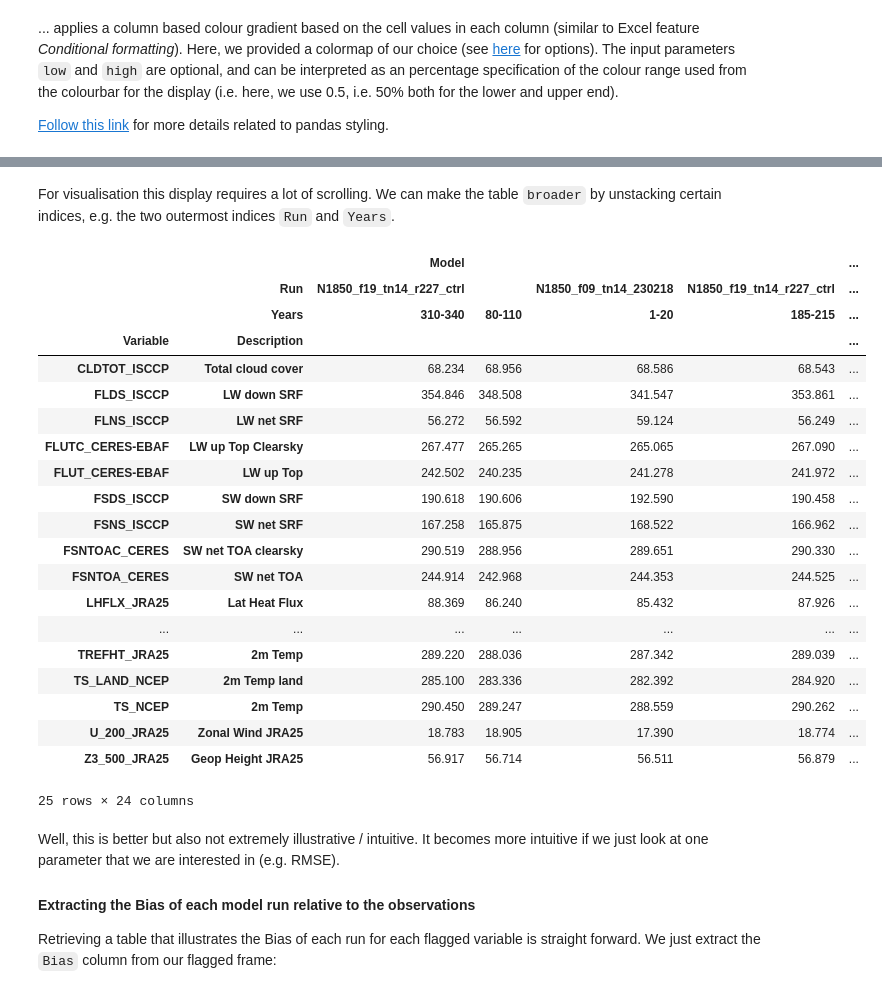
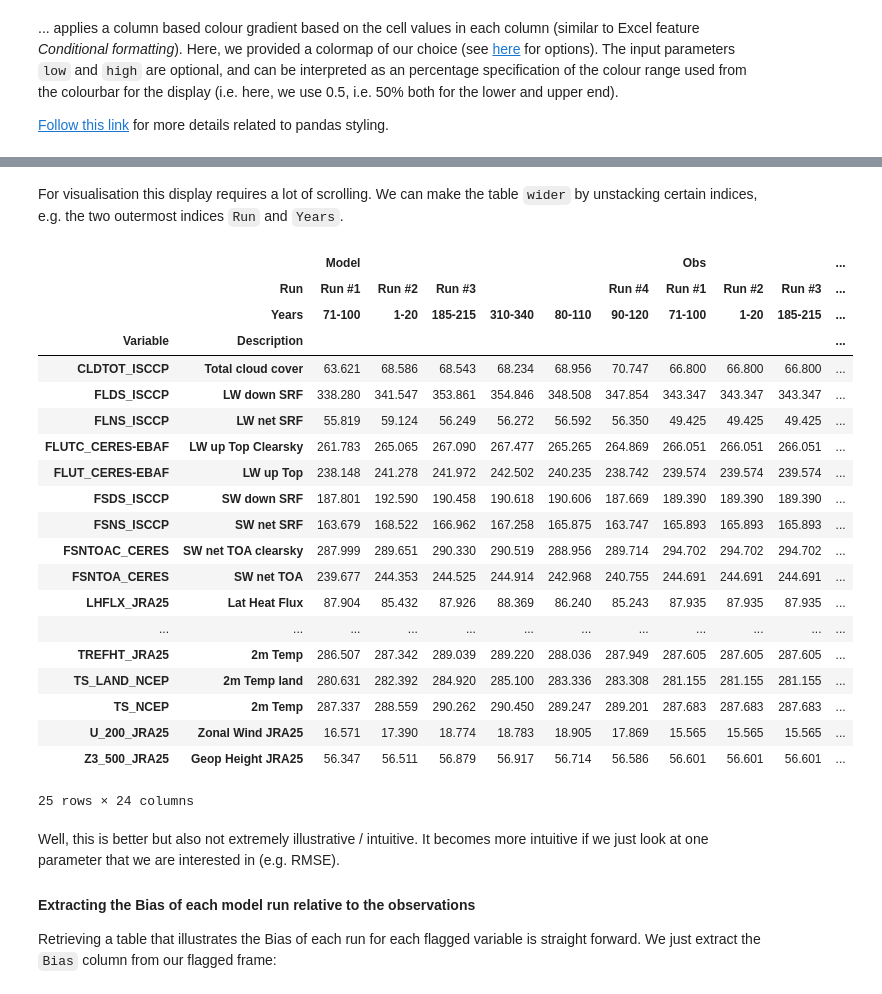
Before and after one commit to jgliss/my_notebooks, a Jupyter notebook: notebooks/read_ascii_cams_diag.ipynb, the cells around one changed output, grey strips where cells are left out. Saved outputs shown, nothing was run; the diff lists cells and outputs as text; code cells hidden in the pictures.

```diff
--- a/notebooks/read_ascii_cams_diag.ipynb
+++ b/notebooks/read_ascii_cams_diag.ipynb
@@ -67,7 +67,7 @@ var_info_dict
 # %% [markdown]
 ### Search and load ASCII files (either using .asc or .webarchive file type)
 # %%
-files = glob(data_dir + "*.webarchive")
+files = sorted(glob(data_dir + "*.webarchive"))
 
 for file in files:
     print(file)
@@ -275,0 +269,3 @@ merged
+# %%
+merged = read_and_merge_all(file_list=files, var_info_dict=var_info_dict, replace_runid_prefix="Run #")
+merged
@@ -303,29 +369,29 @@ flagged
 # %% [markdown]
-For visualisation this display requires a lot of scrolling. We can make the table `broader` by unstacking certain indices, e.g. the two outermost indices `Run` and `Years`.
+For visualisation this display requires a lot of scrolling. We can make the table `wider` by unstacking certain indices, e.g. the two outermost indices `Run` and `Years`.
 # %%
-flagged_unstacked = flagged.unstack(level=(0,1))
+flagged_unstacked = flagged.unstack(["Run", "Years"])
 flagged_unstacked
 # %% [output]
-|  |  | Model |  |  |  | ... |
-|  | Run | N1850_f19_tn14_r227_ctrl |  | N1850_f09_tn14_230218 | N1850_f19_tn14_r227_ctrl | ... |
-|  | Years | 310-340 | 80-110 | 1-20 | 185-215 | ... |
-| Variable | Description |  |  |  |  | ... |
-| CLDTOT_ISCCP | Total cloud cover | 68.234 | 68.956 | 68.586 | 68.543 | ... |
-| FLDS_ISCCP | LW down SRF | 354.846 | 348.508 | 341.547 | 353.861 | ... |
-| FLNS_ISCCP | LW net SRF | 56.272 | 56.592 | 59.124 | 56.249 | ... |
-| FLUTC_CERES-EBAF | LW up Top Clearsky | 267.477 | 265.265 | 265.065 | 267.090 | ... |
-| FLUT_CERES-EBAF | LW up Top | 242.502 | 240.235 | 241.278 | 241.972 | ... |
-| FSDS_ISCCP | SW down SRF | 190.618 | 190.606 | 192.590 | 190.458 | ... |
-| FSNS_ISCCP | SW net SRF | 167.258 | 165.875 | 168.522 | 166.962 | ... |
-| FSNTOAC_CERES | SW net TOA clearsky | 290.519 | 288.956 | 289.651 | 290.330 | ... |
-| FSNTOA_CERES | SW net TOA | 244.914 | 242.968 | 244.353 | 244.525 | ... |
-| LHFLX_JRA25 | Lat Heat Flux | 88.369 | 86.240 | 85.432 | 87.926 | ... |
-| ... | ... | ... | ... | ... | ... | ... |
-| TREFHT_JRA25 | 2m Temp | 289.220 | 288.036 | 287.342 | 289.039 | ... |
-| TS_LAND_NCEP | 2m Temp land | 285.100 | 283.336 | 282.392 | 284.920 | ... |
-| TS_NCEP | 2m Temp | 290.450 | 289.247 | 288.559 | 290.262 | ... |
-| U_200_JRA25 | Zonal Wind JRA25 | 18.783 | 18.905 | 17.390 | 18.774 | ... |
-| Z3_500_JRA25 | Geop Height JRA25 | 56.917 | 56.714 | 56.511 | 56.879 | ... |
+|  |  | Model |  |  |  |  |  | Obs |  |  | ... |
+|  | Run | Run #1 | Run #2 | Run #3 |  |  | Run #4 | Run #1 | Run #2 | Run #3 | ... |
+|  | Years | 71-100 | 1-20 | 185-215 | 310-340 | 80-110 | 90-120 | 71-100 | 1-20 | 185-215 | ... |
+| Variable | Description |  |  |  |  |  |  |  |  |  | ... |
+| CLDTOT_ISCCP | Total cloud cover | 63.621 | 68.586 | 68.543 | 68.234 | 68.956 | 70.747 | 66.800 | 66.800 | 66.800 | ... |
+| FLDS_ISCCP | LW down SRF | 338.280 | 341.547 | 353.861 | 354.846 | 348.508 | 347.854 | 343.347 | 343.347 | 343.347 | ... |
+| FLNS_ISCCP | LW net SRF | 55.819 | 59.124 | 56.249 | 56.272 | 56.592 | 56.350 | 49.425 | 49.425 | 49.425 | ... |
+| FLUTC_CERES-EBAF | LW up Top Clearsky | 261.783 | 265.065 | 267.090 | 267.477 | 265.265 | 264.869 | 266.051 | 266.051 | 266.051 | ... |
+| FLUT_CERES-EBAF | LW up Top | 238.148 | 241.278 | 241.972 | 242.502 | 240.235 | 238.742 | 239.574 | 239.574 | 239.574 | ... |
+| FSDS_ISCCP | SW down SRF | 187.801 | 192.590 | 190.458 | 190.618 | 190.606 | 187.669 | 189.390 | 189.390 | 189.390 | ... |
+| FSNS_ISCCP | SW net SRF | 163.679 | 168.522 | 166.962 | 167.258 | 165.875 | 163.747 | 165.893 | 165.893 | 165.893 | ... |
+| FSNTOAC_CERES | SW net TOA clearsky | 287.999 | 289.651 | 290.330 | 290.519 | 288.956 | 289.714 | 294.702 | 294.702 | 294.702 | ... |
+| FSNTOA_CERES | SW net TOA | 239.677 | 244.353 | 244.525 | 244.914 | 242.968 | 240.755 | 244.691 | 244.691 | 244.691 | ... |
+| LHFLX_JRA25 | Lat Heat Flux | 87.904 | 85.432 | 87.926 | 88.369 | 86.240 | 85.243 | 87.935 | 87.935 | 87.935 | ... |
+| ... | ... | ... | ... | ... | ... | ... | ... | ... | ... | ... | ... |
+| TREFHT_JRA25 | 2m Temp | 286.507 | 287.342 | 289.039 | 289.220 | 288.036 | 287.949 | 287.605 | 287.605 | 287.605 | ... |
+| TS_LAND_NCEP | 2m Temp land | 280.631 | 282.392 | 284.920 | 285.100 | 283.336 | 283.308 | 281.155 | 281.155 | 281.155 | ... |
+| TS_NCEP | 2m Temp | 287.337 | 288.559 | 290.262 | 290.450 | 289.247 | 289.201 | 287.683 | 287.683 | 287.683 | ... |
+| U_200_JRA25 | Zonal Wind JRA25 | 16.571 | 17.390 | 18.774 | 18.783 | 18.905 | 17.869 | 15.565 | 15.565 | 15.565 | ... |
+| Z3_500_JRA25 | Geop Height JRA25 | 56.347 | 56.511 | 56.879 | 56.917 | 56.714 | 56.586 | 56.601 | 56.601 | 56.601 | ... |
 25 rows × 24 columns
 # %% [markdown]
 Well, this is better but also not extremely illustrative / intuitive. It becomes more intuitive if we just look at one parameter that we are interested in (e.g. RMSE).
```
Also changed, not shown: parts of 34 cells of this notebook, 1 other file.
